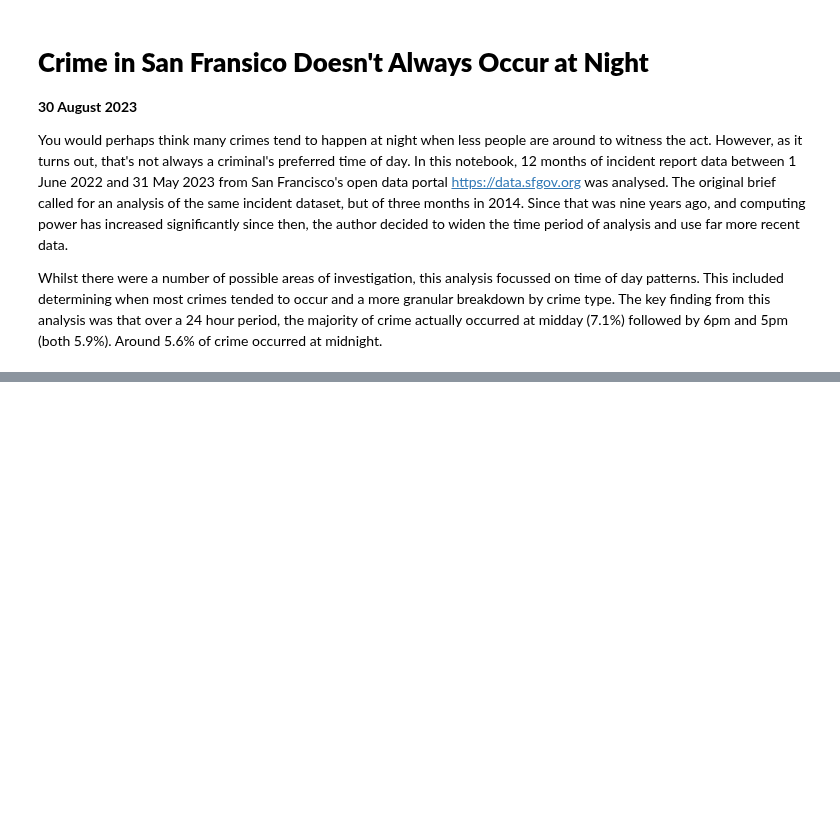
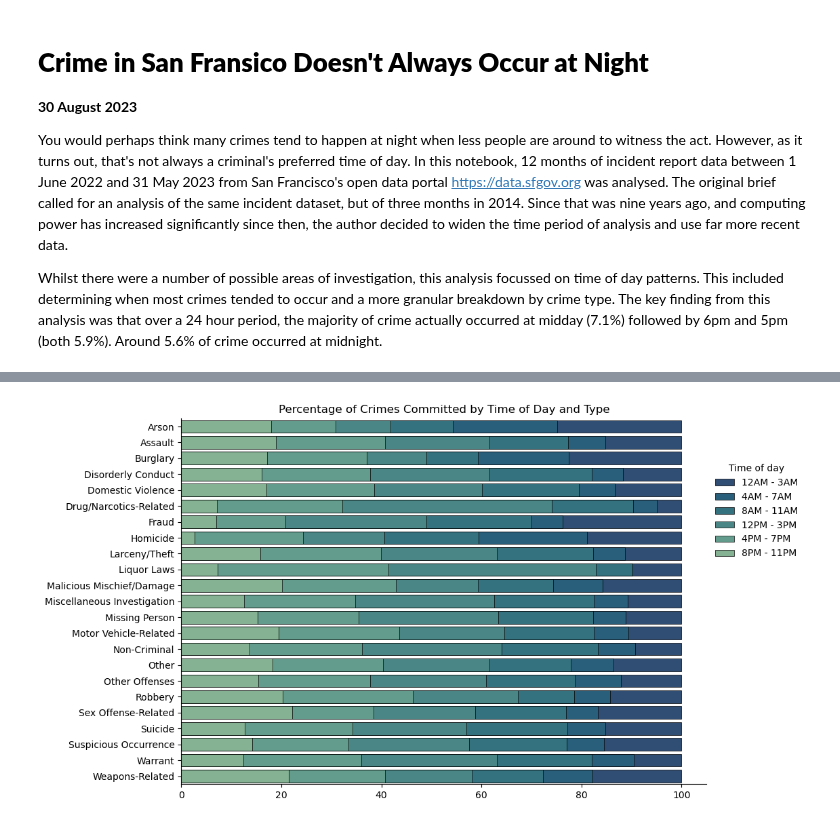
Before and after one commit to NikkiSarah/Coursera, a Jupyter notebook: Data Science at Scale (University of Washington)/3. Communicating Data Science Results/submission.ipynb, the cells around one changed output, grey strips where cells are left out. Drawn from its saved outputs; the diff is of its cells as text; code cells hidden in the pictures; blank space fills up the shorter version.

```diff
--- a/Data Science at Scale (University of Washington)/3. Communicating Data Science Results/submission.ipynb
+++ b/Data Science at Scale (University of Washington)/3. Communicating Data Science Results/submission.ipynb
@@ -398,0 +192,26 @@ fig
+# %%
+by_type_tod = pd.DataFrame(incidents[['category_clean', 'time_of_day']].value_counts()).reset_index()
+by_type_tod.columns = ['category', 'time_of_day', 'count']
+by_type = pd.DataFrame(incidents.category_clean.value_counts()).reset_index()
+by_type.columns = ['category', 'category_total']
+by_type_tod = by_type_tod.set_index('category').join(by_type.set_index('category')).reset_index()
+by_type_tod['prop'] = by_type_tod['count'] / by_type_tod['category_total'] * 100
+by_type_tod = by_type_tod.pivot(columns='time_of_day', index='category', values='prop')
+by_type_tod.fillna(0, inplace=True)
+
+custom_palette = sns.color_palette('crest_r')
+
+fig, ax = plt.subplots(figsize=(10,7))
+sns.barplot(data=by_type_tod.iloc[:,::-1].cumsum(axis=1).stack().reset_index(name='prop'),
+            x='prop', y='category', hue='time_of_day',
+            hue_order = by_type_tod.columns, palette=custom_palette, edgecolor="black", linewidth=0.5,
+            dodge=False)
+
+ax.legend(bbox_to_anchor=(1.0, 0.9),
+          title='Time of day', loc="upper left", frameon=False)
+ax.set(title='Percentage of Crimes Committed by Time of Day and Type',
+       xlabel = None,
+       ylabel = None)
+sns.despine()
+# %% [output]
+[figure, added]
```
Also changed, not shown: parts of 21 cells of this notebook.
